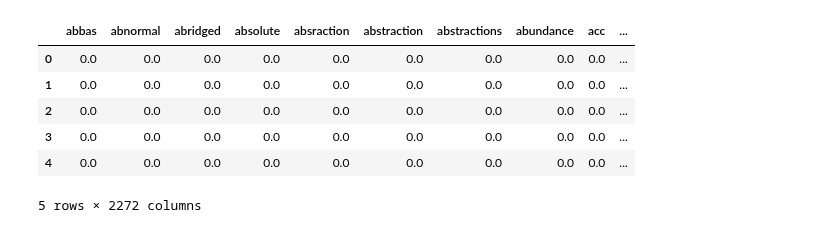
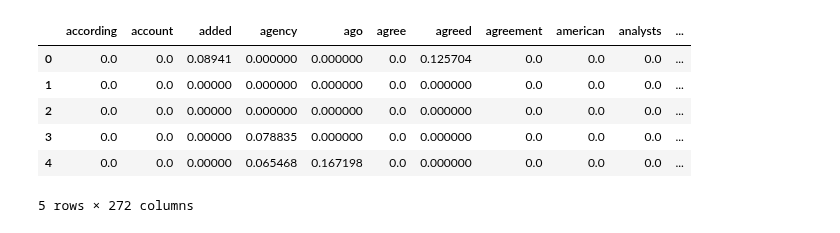
Before and after one commit to febse/ta2025, a Jupyter notebook: 02-05-Latent-Semantic-Analysis.ipynb, the cells around one changed output. Drawn from its saved outputs; the diff is of its cells as text; code cells hidden in the pictures.

```diff
--- a/02-05-Latent-Semantic-Analysis.ipynb
+++ b/02-05-Latent-Semantic-Analysis.ipynb
@@ -45,0 +38,13 @@ First 5 lines:
+# %%
+gas_fileids = reuters.fileids(["gas"])
+cpi_fileids = reuters.fileids(["cpi"])
+coffee_fileids = reuters.fileids(["coffee"])
+
+gas_text = reuters.raw(fileids=gas_fileids).split("\n\n")
+cpi_text = reuters.raw(fileids=cpi_fileids).split("\n\n")
+coffee_text = reuters.raw(fileids=coffee_fileids).split("\n\n")
+
+texts = gas_text + cpi_text + coffee_text
+topics = ["gas"] * len(gas_text) + ["cpi"] * len(cpi_text) + ["coffee"] * len(coffee_text)
+
+len(texts)
@@ -46,27 +90,30 @@ First 5 lines:
 # %%
 # We will remove the numbers from the text, because here these are very common in every article and obfuscate
 # the results
 
+texts = [re.sub(r"\d+", "", text) for text in texts]
+
+from sklearn.feature_extraction.text import CountVectorizer
+
 tfidf = TfidfVectorizer(
     lowercase=True,
     stop_words="english",
-    token_pattern=r'\b[a-zA-Z]{2,}\b'  # Only words with at least 2 letters
+    min_df=0.05
 )
-
-term_doc_matrix = tfidf.fit_transform(titles)
+term_doc_matrix = tfidf.fit_transform(texts)
 
 term_doc_df = pd.DataFrame(
     term_doc_matrix.toarray(),
     columns=tfidf.get_feature_names_out()
 )
 
 ## Should probably remove numbers
 term_doc_df.head()
 # %% [output]
-|  | abbas | abnormal | abridged | absolute | absraction | abstraction | abstractions | abundance | acc | ... |
-| 0 | 0.0 | 0.0 | 0.0 | 0.0 | 0.0 | 0.0 | 0.0 | 0.0 | 0.0 | ... |
-| 1 | 0.0 | 0.0 | 0.0 | 0.0 | 0.0 | 0.0 | 0.0 | 0.0 | 0.0 | ... |
-| 2 | 0.0 | 0.0 | 0.0 | 0.0 | 0.0 | 0.0 | 0.0 | 0.0 | 0.0 | ... |
-| 3 | 0.0 | 0.0 | 0.0 | 0.0 | 0.0 | 0.0 | 0.0 | 0.0 | 0.0 | ... |
-| 4 | 0.0 | 0.0 | 0.0 | 0.0 | 0.0 | 0.0 | 0.0 | 0.0 | 0.0 | ... |
+|  | according | account | added | agency | ago | agree | agreed | agreement | american | analysts | ... |
+| 0 | 0.0 | 0.0 | 0.08941 | 0.000000 | 0.000000 | 0.0 | 0.125704 | 0.0 | 0.0 | 0.0 | ... |
+| 1 | 0.0 | 0.0 | 0.00000 | 0.000000 | 0.000000 | 0.0 | 0.000000 | 0.0 | 0.0 | 0.0 | ... |
+| 2 | 0.0 | 0.0 | 0.00000 | 0.000000 | 0.000000 | 0.0 | 0.000000 | 0.0 | 0.0 | 0.0 | ... |
+| 3 | 0.0 | 0.0 | 0.00000 | 0.078835 | 0.000000 | 0.0 | 0.000000 | 0.0 | 0.0 | 0.0 | ... |
+| 4 | 0.0 | 0.0 | 0.00000 | 0.065468 | 0.167198 | 0.0 | 0.000000 | 0.0 | 0.0 | 0.0 | ... |
-5 rows × 2272 columns
+5 rows × 272 columns
```
Also changed, not shown: parts of 20 cells of this notebook, 5 other files.
